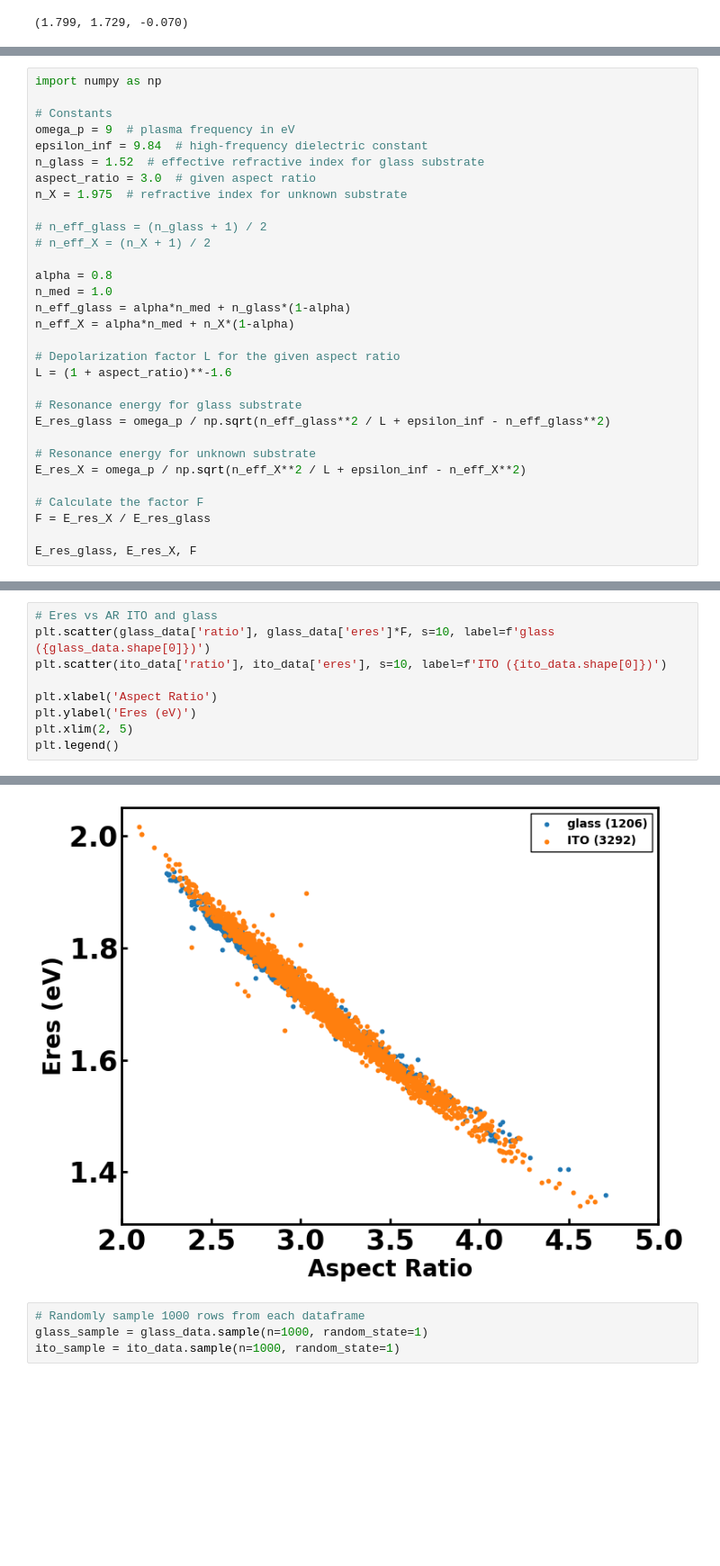
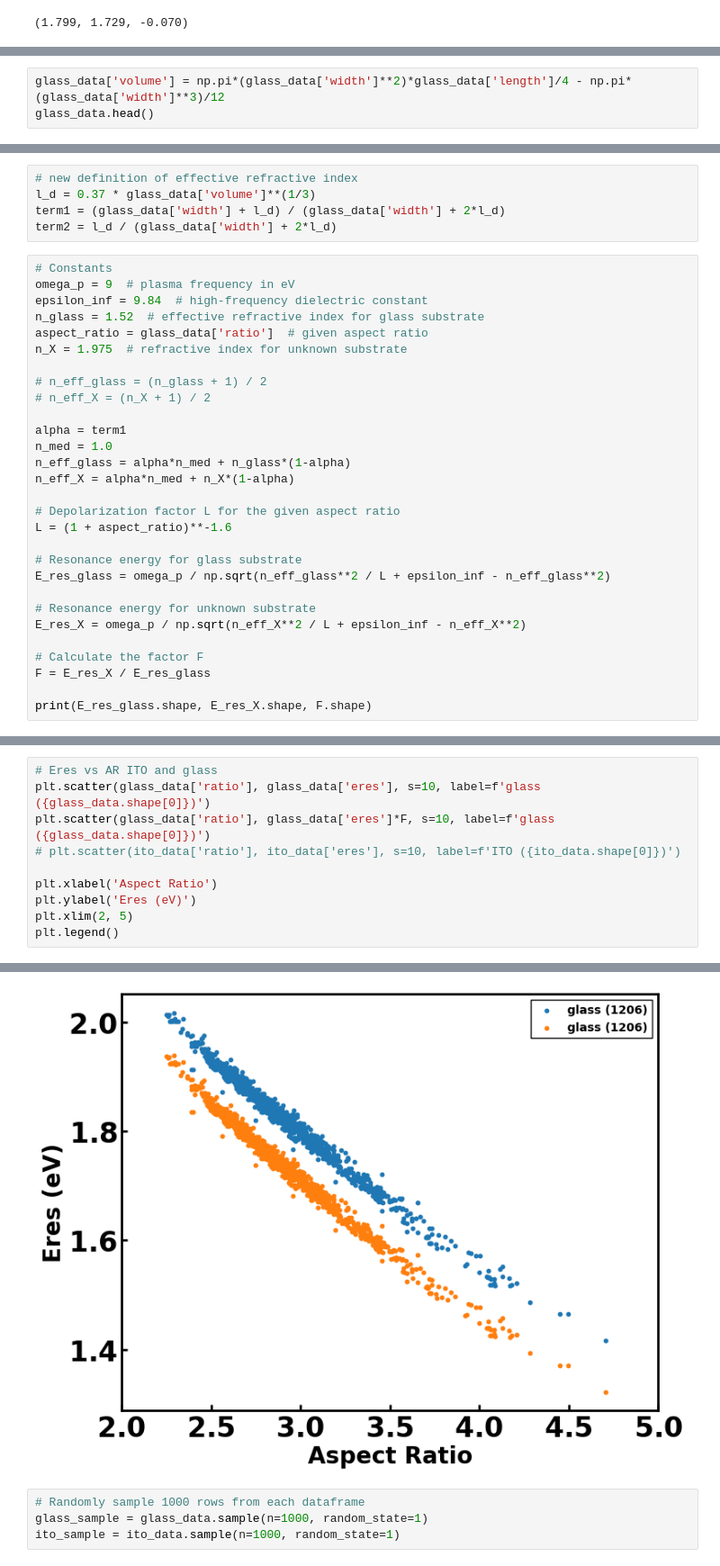
Before and after one commit to SWAN88/AuNR_DA, a Jupyter notebook: 051524_analytical_method.ipynb, the cells around one changed output, grey strips where cells are left out. Shown at 90% size. Cells and saved outputs as stored; diff of their text form; blank space fills up the shorter version.

Commit message:
update figure outline

```diff
--- a/051524_analytical_method.ipynb
+++ b/051524_analytical_method.ipynb
@@ -138,0 +141,3 @@ E_res_glass_X, E_res_ito_X, resonance_energy_shift
+# %%
+glass_data['volume'] = np.pi*(glass_data['width']**2)*glass_data['length']/4 - np.pi*(glass_data['width']**3)/12
+glass_data.head()
@@ -139,17 +151,20 @@ E_res_glass_X, E_res_ito_X, resonance_energy_shift
+# %%
+# new definition of effective refractive index
+l_d = 0.37 * glass_data['volume']**(1/3)
+term1 = (glass_data['width'] + l_d) / (glass_data['width'] + 2*l_d)
+term2 = l_d / (glass_data['width'] + 2*l_d)
 # %%
-import numpy as np
-
 # Constants
 omega_p = 9  # plasma frequency in eV
 epsilon_inf = 9.84  # high-frequency dielectric constant
 n_glass = 1.52  # effective refractive index for glass substrate
-aspect_ratio = 3.0  # given aspect ratio
+aspect_ratio = glass_data['ratio']  # given aspect ratio
 n_X = 1.975  # refractive index for unknown substrate
 
 # n_eff_glass = (n_glass + 1) / 2
 # n_eff_X = (n_X + 1) / 2
 
-alpha = 0.8
+alpha = term1
 n_med = 1.0
 n_eff_glass = alpha*n_med + n_glass*(1-alpha)
 n_eff_X = alpha*n_med + n_X*(1-alpha)
@@ -166,5 +181,5 @@ E_res_X = omega_p / np.sqrt(n_eff_X**2 / L + epsilon_inf - n_eff_X**2)
 # Calculate the factor F
 F = E_res_X / E_res_glass
 
-E_res_glass, E_res_X, F
+print(E_res_glass.shape, E_res_X.shape, F.shape)
 # %% [output]
@@ -172,15 +187,16 @@ E_res_glass, E_res_X, F
 # %%
 # Eres vs AR ITO and glass
+plt.scatter(glass_data['ratio'], glass_data['eres'], s=10, label=f'glass ({glass_data.shape[0]})')
 plt.scatter(glass_data['ratio'], glass_data['eres']*F, s=10, label=f'glass ({glass_data.shape[0]})')
-plt.scatter(ito_data['ratio'], ito_data['eres'], s=10, label=f'ITO ({ito_data.shape[0]})')
+# plt.scatter(ito_data['ratio'], ito_data['eres'], s=10, label=f'ITO ({ito_data.shape[0]})')
 
 plt.xlabel('Aspect Ratio')
 plt.ylabel('Eres (eV)')
 plt.xlim(2, 5)
 plt.legend()
 # %% [output]
 <matplotlib.legend.Legend at 0x...>
-[figure, old version]
+[figure, new version]
 # %%
 # Randomly sample 1000 rows from each dataframe
 glass_sample = glass_data.sample(n=1000, random_state=1)
```
Also changed, not shown: parts of 3 cells of this notebook, 2 other files.
